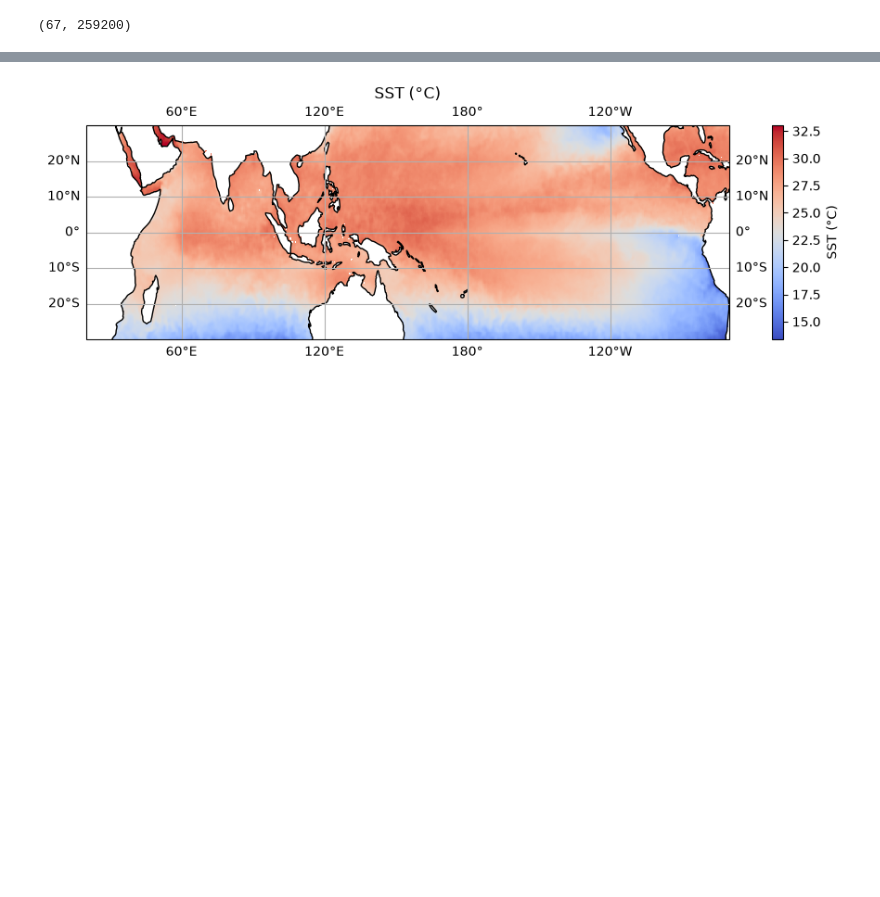
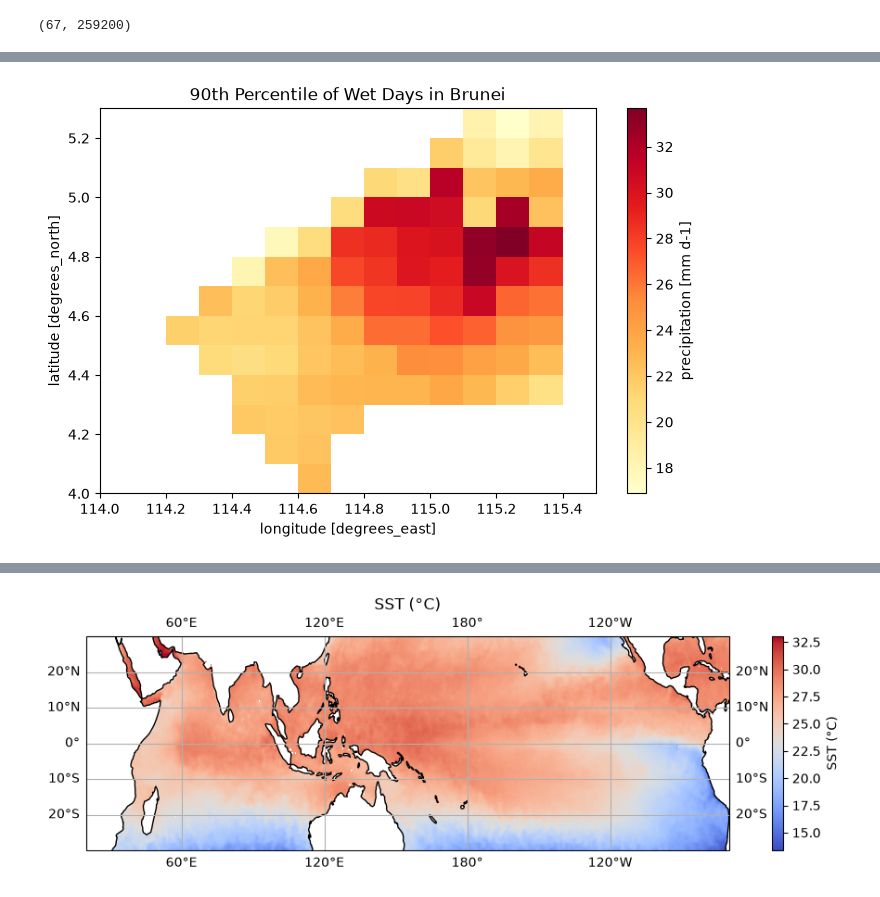
Before and after one commit to KuayTe0w/Climate-Data-Analysis, a Jupyter notebook: notebooks/preparation.ipynb, the cells around one changed output, grey strips where cells are left out. Cells and saved outputs as stored; diff of their text form; code cells hidden in the pictures; blank space fills up the shorter version.

```diff
--- a/notebooks/preparation.ipynb
+++ b/notebooks/preparation.ipynb
@@ -116,0 +223,11 @@ PCs_test = X_test_w @ VT_train.T
+# %%
+wet_days = pr_masked.where(pr_masked > 0.1)
+# %%
+p90_monthly = wet_days.groupby('time.month').quantile(0.9, dim='time', skipna=True)
+# %%
+p90_monthly[5].plot(figsize=(8,5), cmap='YlOrRd')
+
+plt.title('90th Percentile of Wet Days in Brunei')
+plt.show()
+# %% [output]
+[figure, added]
```
Also changed, not shown: parts of 21 cells of this notebook.
